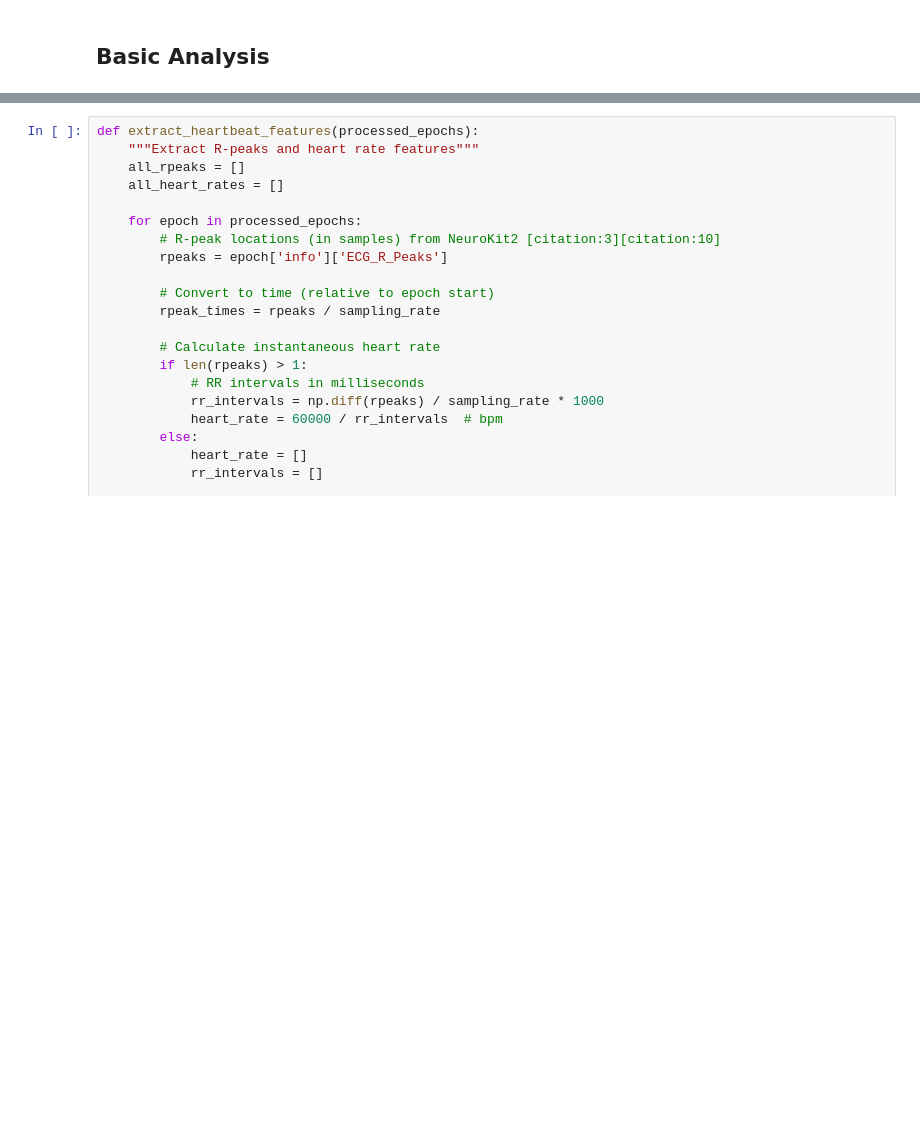
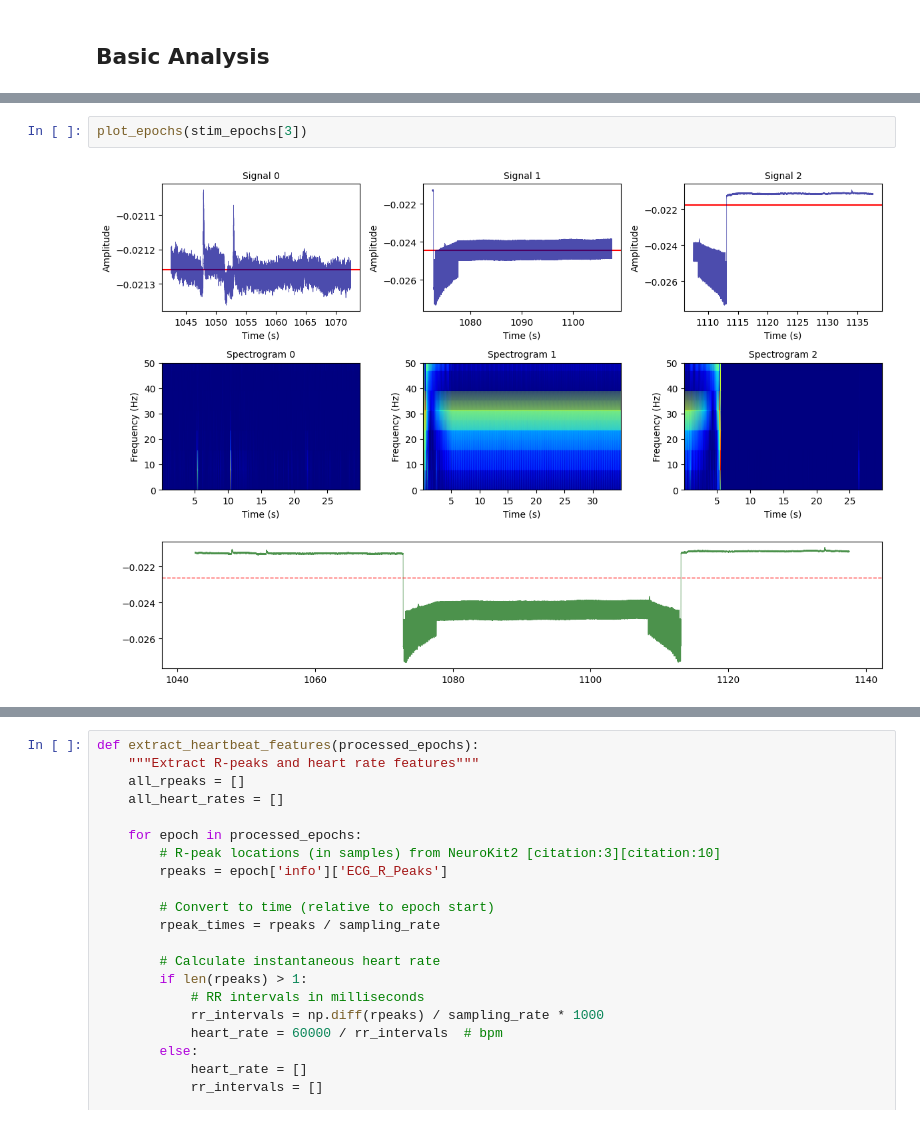
Before and after one commit to Jose-Alves-Neto/GX_tES_Dataset_Experiment, a Jupyter notebook: signal_analysis.ipynb, the cells around one changed output, grey strips where cells are left out. Saved outputs shown, nothing was run; the diff lists cells and outputs as text; blank space fills up the shorter version.

```diff
--- a/signal_analysis.ipynb
+++ b/signal_analysis.ipynb
@@ -486,0 +582,4 @@ Extracted 9 pre-stimulus epochs
+# %%
+plot_epochs(stim_epochs[3])
+# %% [output]
+[figure, added]
```
Also changed, not shown: parts of 19 cells of this notebook, 1 other file.
